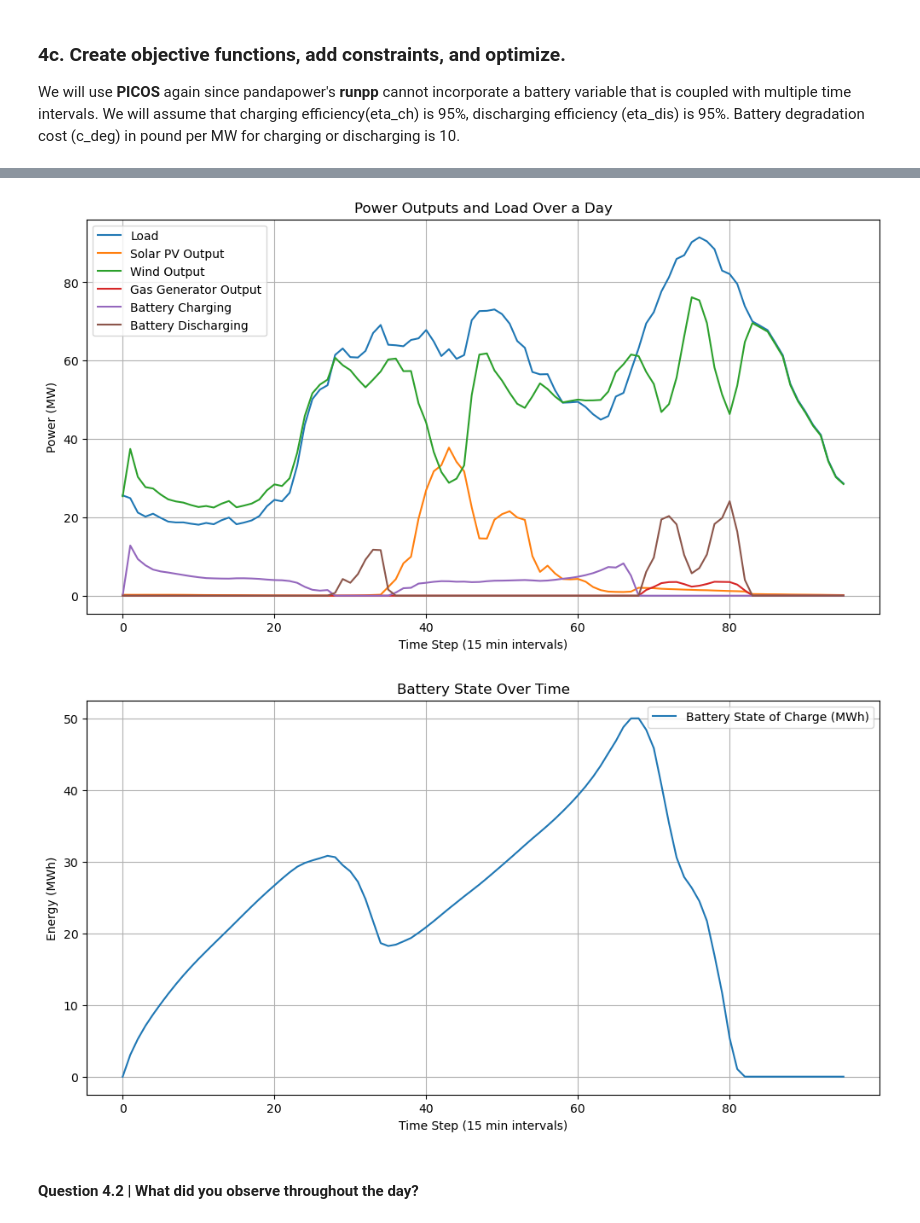
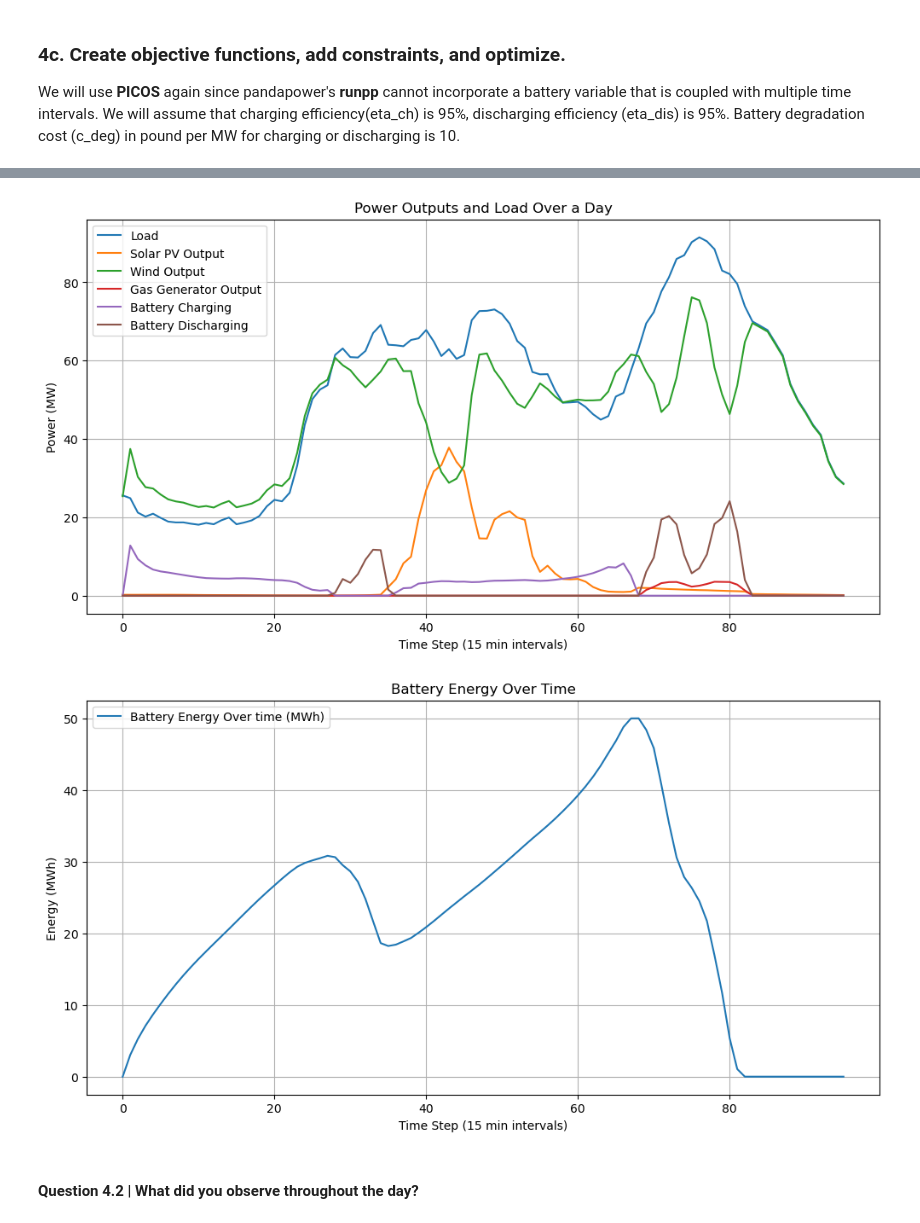
Before and after one commit to PSALOxford/intro_pandapower, a Jupyter notebook: intro-pandapower.ipynb, the cells around one changed output, grey strips where cells are left out. Drawn from its saved outputs; the diff is of its cells as text; code cells hidden in the pictures.

Commit message:
Chart Title fixed

```diff
--- a/intro-pandapower.ipynb
+++ b/intro-pandapower.ipynb
@@ -769,36 +769,36 @@ wind_curtail_values = np.array(wind_curtail_values)
 
 
 # Actual renewable generations
 pv_actual = df['pv'].values - pv_curtail_values
 wind_actual = df['wind'].values - wind_curtail_values
 load = df['residential'].values
 
 
 plt.figure(figsize=(12,6))
 plt.plot(time_steps, load, label="Load")
 plt.plot(time_steps, pv_actual, label="Solar PV Output")
 plt.plot(time_steps, wind_actual, label="Wind Output")
 plt.plot(time_steps, Pg_values[:,1], label="Gas Generator Output")
 plt.plot(time_steps, Pch_values, label="Battery Charging")
 plt.plot(time_steps, Pdis_values, label="Battery Discharging")
 plt.xlabel("Time Step (15 min intervals)")
 plt.ylabel("Power (MW)")
 plt.title("Power Outputs and Load Over a Day")
 plt.legend()
 plt.grid(True)
 plt.show()
 
 plt.figure(figsize=(12,6))
-plt.plot(time_steps, E_values, label="Battery State of Charge (MWh)")
+plt.plot(time_steps, E_values, label="Battery Energy Over time (MWh)")
 plt.xlabel("Time Step (15 min intervals)")
 plt.ylabel("Energy (MWh)")
-plt.title("Battery State Over Time")
+plt.title("Battery Energy Over Time")
 plt.legend()
 plt.grid(True)
 plt.show()
 # %% [output]
 [figure]
-[figure, old version]
+[figure, new version]
 # %% [markdown]
 #### Question 4.2 | What did you observe throughout the day?
 # %% [markdown]
```
Also changed, not shown: parts of 1 cell of this notebook.
